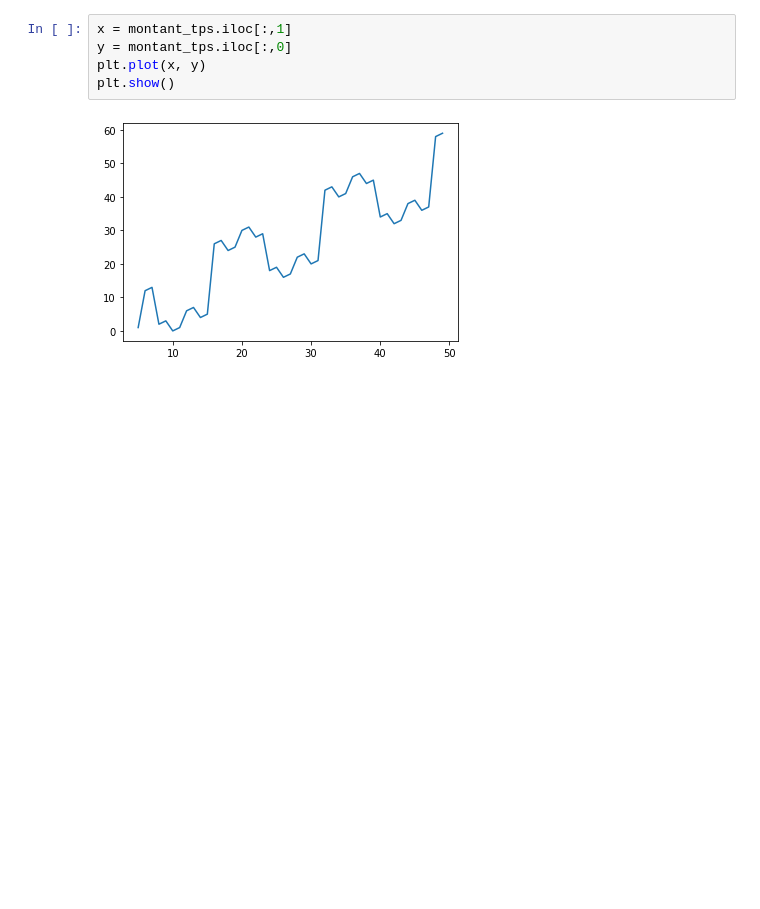
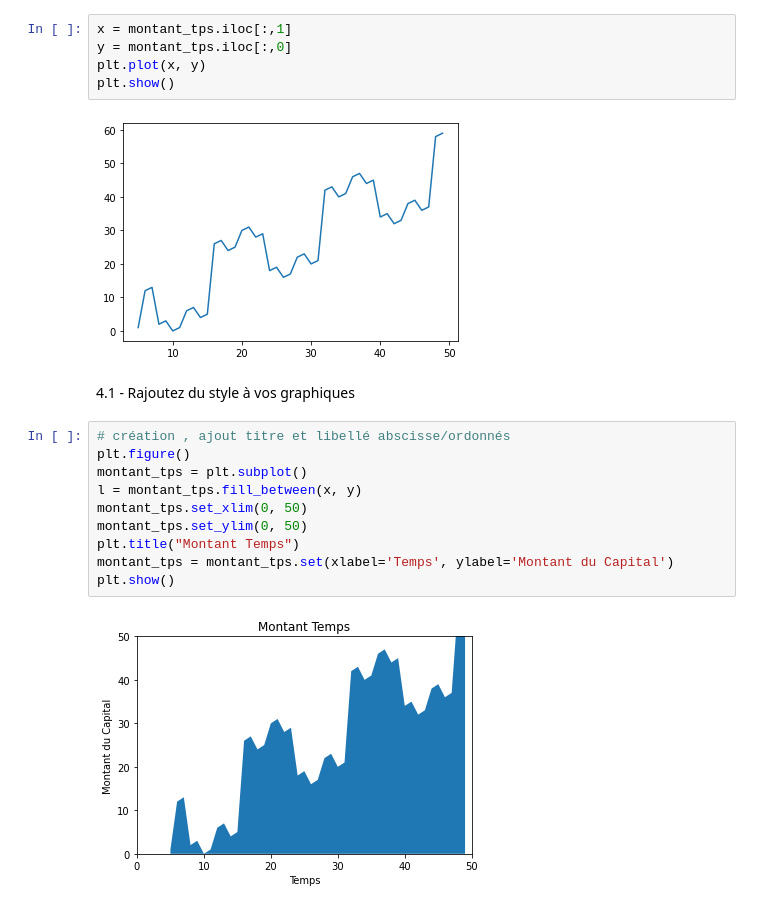
Before and after one commit to CassiaFa/Analyse_Donnees, a Jupyter notebook: analyse.ipynb, the cells around one changed output. Drawn from its saved outputs; the diff is of its cells as text; blank space fills up the shorter version.

```diff
--- a/analyse.ipynb
+++ b/analyse.ipynb
@@ -196,3 +205,17 @@ plt.plot(x, y)
 plt.show()
 # %% [output]
 [figure]
+# %% [markdown]
+4.1 - Rajoutez du style à vos graphiques
+# %%
+# création , ajout titre et libellé abscisse/ordonnés
+plt.figure()
+montant_tps = plt.subplot()
+l = montant_tps.fill_between(x, y)
+montant_tps.set_xlim(0, 50)
+montant_tps.set_ylim(0, 50)
+plt.title("Montant Temps")
+montant_tps = montant_tps.set(xlabel='Temps', ylabel='Montant du Capital')
+plt.show()
+# %% [output]
+[figure, added]
```
Also changed, not shown: parts of 16 cells of this notebook.
